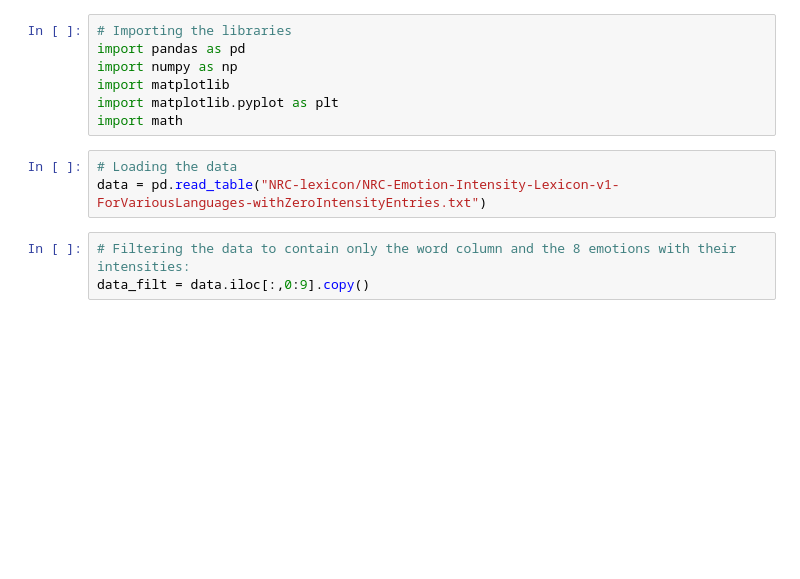
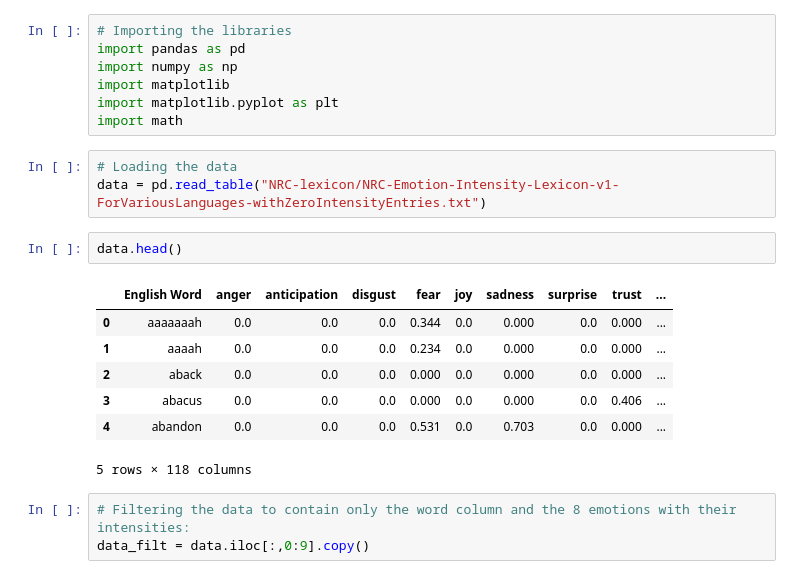
Before and after one commit to epfl-ada/ada-2023-project-badafixm01, a Jupyter notebook: NRC-lexicon_processing.ipynb, the cells around one changed output. Cells and saved outputs as stored; diff of their text form; blank space fills up the shorter version.

```diff
--- a/NRC-lexicon_processing.ipynb
+++ b/NRC-lexicon_processing.ipynb
@@ -11,6 +11,16 @@ import math
 # %%
 # Loading the data
 data = pd.read_table("NRC-lexicon/NRC-Emotion-Intensity-Lexicon-v1-ForVariousLanguages-withZeroIntensityEntries.txt")
+# %%
+data.head()
+# %% [output]
+|  | English Word | anger | anticipation | disgust | fear | joy | sadness | surprise | trust | ... |
+| 0 | aaaaaaah | 0.0 | 0.0 | 0.0 | 0.344 | 0.0 | 0.000 | 0.0 | 0.000 | ... |
+| 1 | aaaah | 0.0 | 0.0 | 0.0 | 0.234 | 0.0 | 0.000 | 0.0 | 0.000 | ... |
+| 2 | aback | 0.0 | 0.0 | 0.0 | 0.000 | 0.0 | 0.000 | 0.0 | 0.000 | ... |
+| 3 | abacus | 0.0 | 0.0 | 0.0 | 0.000 | 0.0 | 0.000 | 0.0 | 0.406 | ... |
+| 4 | abandon | 0.0 | 0.0 | 0.0 | 0.531 | 0.0 | 0.703 | 0.0 | 0.000 | ... |
+5 rows × 118 columns
 # %%
 # Filtering the data to contain only the word column and the 8 emotions with their intensities:
 data_filt = data.iloc[:,0:9].copy()
```
Also changed, not shown: 2 other files.
